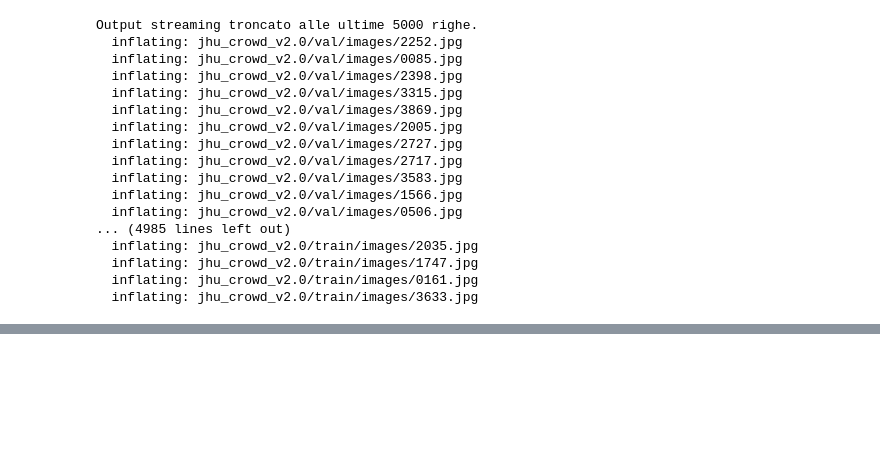
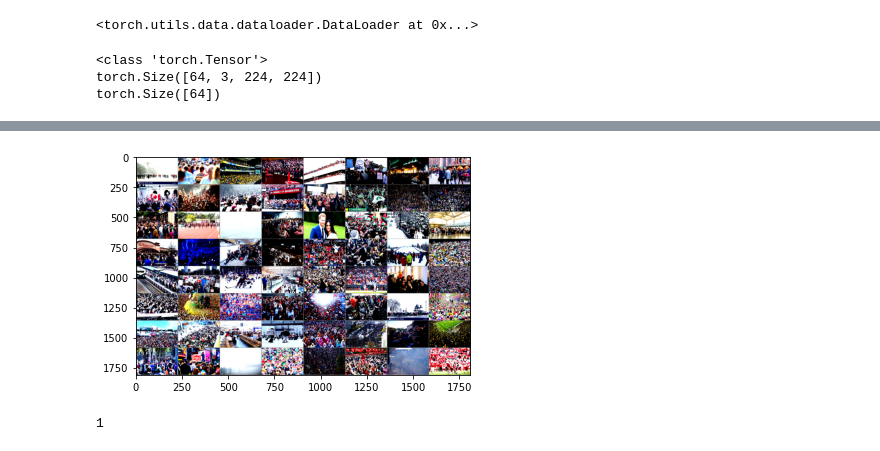
Before and after one commit to paciello1899922/CrowdCounting, a Jupyter notebook: Crowd_Counting.ipynb, the cells around one changed output, grey strips where cells are left out. Cells and saved outputs as stored; diff of their text form; code cells hidden in the pictures; blank space fills up the shorter version.

```diff
--- a/Crowd_Counting.ipynb
+++ b/Crowd_Counting.ipynb
@@ -3,26 +30,23 @@
 # %%
-transform = transforms.Compose(
+transformer = transforms.Compose(
     [transforms.ToTensor(),
      transforms.Resize((224, 224)),
      transforms.Normalize((0.485, 0.456, 0.406), (0.229, 0.224, 0.225)
 )])
 
-!unzip /content/drive/MyDrive/DatasetCrowd/jhu_crowd_v2.0.zip
+
+#path
+trainset_path = '/content/jhu_crowd_v2.0'
+testset_path = '/content/jhu_crowd_v2.0/test'
+validationset_path = '/content/jhu_crowd_v2.0/val'
+
+#DataLoader
+train_loader = DataLoader(
+    torchvision.datasets.ImageFolder(trainset_path, transform=transformer),
+    batch_size=64, shuffle=False
+)
+
+
+train_loader
 # %% [output]
-Output streaming troncato alle ultime 5000 righe.
-  inflating: jhu_crowd_v2.0/val/images/2252.jpg
-  inflating: jhu_crowd_v2.0/val/images/0085.jpg
-  inflating: jhu_crowd_v2.0/val/images/2398.jpg
-  inflating: jhu_crowd_v2.0/val/images/3315.jpg
-  inflating: jhu_crowd_v2.0/val/images/3869.jpg
-  inflating: jhu_crowd_v2.0/val/images/2005.jpg
-  inflating: jhu_crowd_v2.0/val/images/2727.jpg
-  inflating: jhu_crowd_v2.0/val/images/2717.jpg
-  inflating: jhu_crowd_v2.0/val/images/3583.jpg
-  inflating: jhu_crowd_v2.0/val/images/1566.jpg
-  inflating: jhu_crowd_v2.0/val/images/0506.jpg
-... (4985 lines left out)
-  inflating: jhu_crowd_v2.0/train/images/2035.jpg
-  inflating: jhu_crowd_v2.0/train/images/1747.jpg
-  inflating: jhu_crowd_v2.0/train/images/0161.jpg
-  inflating: jhu_crowd_v2.0/train/images/3633.jpg
+<torch.utils.data.dataloader.DataLoader at 0x...>
@@ -34,0 +53,19 @@ from google.colab import drive
+# %%
+dataiter = iter(train_loader)
+images, labels = dataiter.next()
+print(type(images))
+print(images.shape)
+print(labels.shape)
+# %% [output]
+<class 'torch.Tensor'>
+torch.Size([64, 3, 224, 224])
+torch.Size([64])
+# %%
+def imshow(img):
+    img = img / 2 + 0.5     # unnormalize
+    npimg = img.numpy()
+    plt.imshow(np.transpose(npimg, (1, 2, 0)), aspect='auto')
+
+# show images
+imshow(torchvision.utils.make_grid(images))
+# %% [output]
@@ -34,0 +73,7 @@ from google.colab import drive
+[figure, added]
+# %%
+annotations = pd.read_csv('/content/jhu_crowd_v2.0/train/image_labels.txt', header=None)
+img_name = (annotations.loc[0,0])
+img_name
+# %% [output]
+1
```
Also changed, not shown: parts of 8 cells of this notebook.
